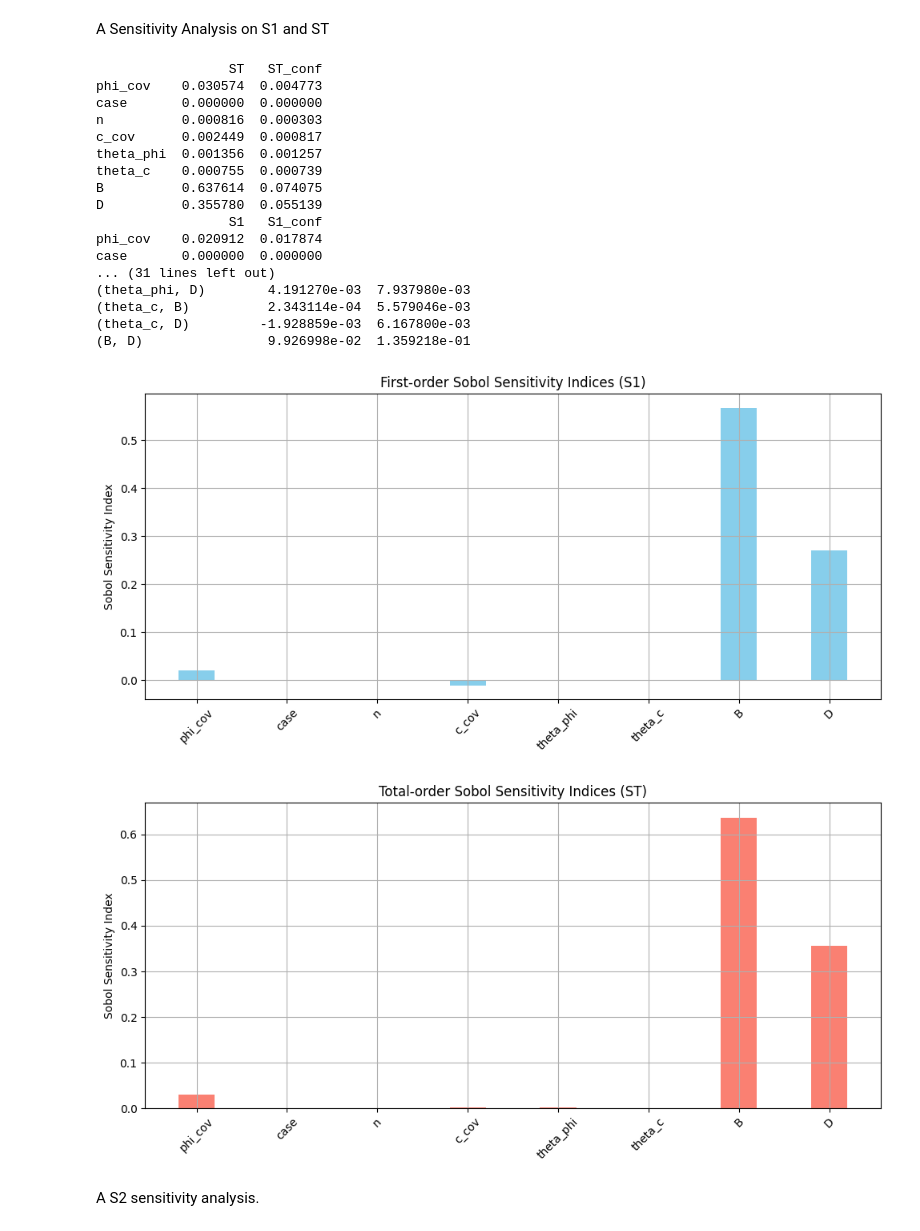
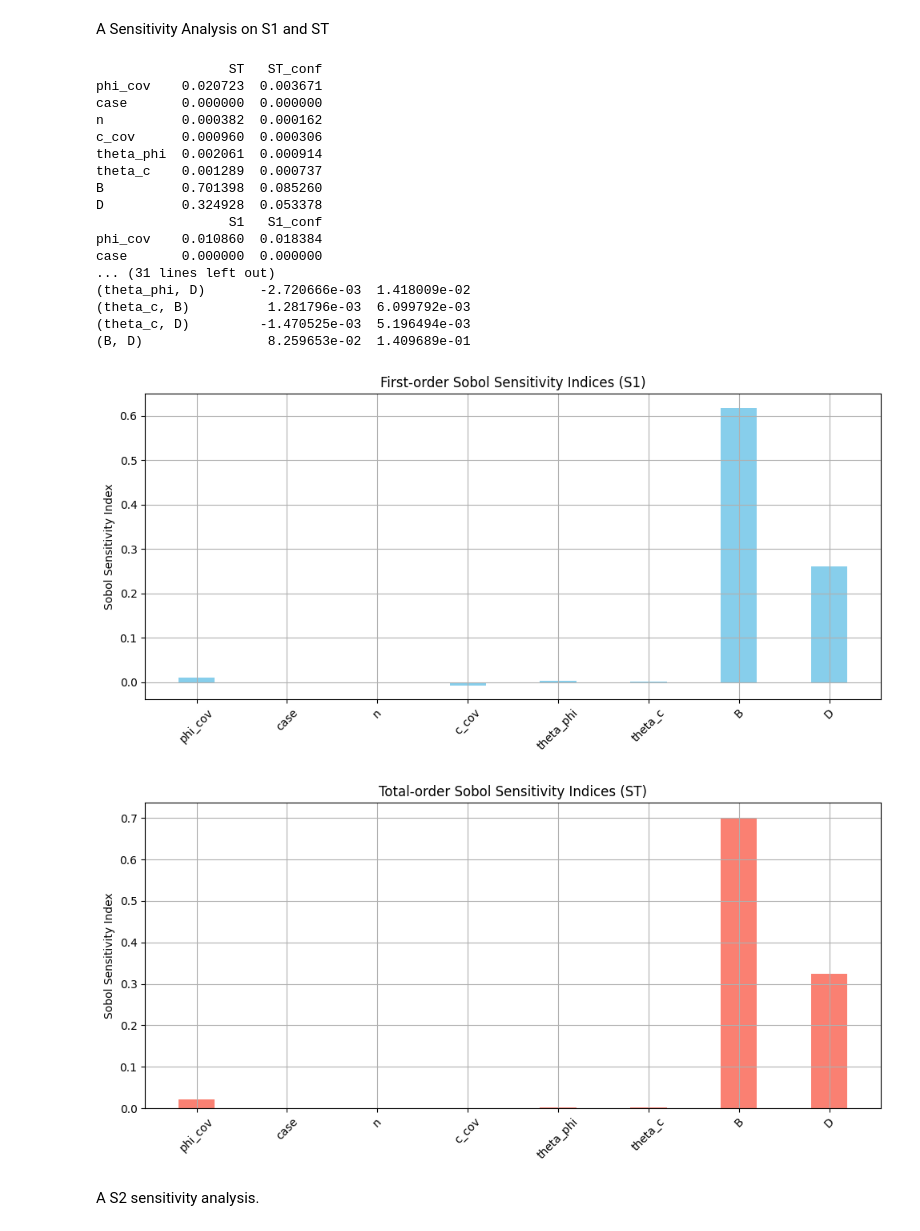
Before and after one commit to glorkcy/reliability_SOF, a Jupyter notebook: gleiten_foundation.ipynb, the cells around one changed output. Drawn from its saved outputs; the diff is of its cells as text; code cells hidden in the pictures.

```diff
--- a/gleiten_foundation.ipynb
+++ b/gleiten_foundation.ipynb
@@ -291,7 +291,7 @@ problem = {
         [0.3, 0.5],
         [1, 50],
         [1, 50],
-        [1,5],
+        [1,9],
         [0.5,2]
     ]
 }
@@ -332,47 +332,47 @@ Si = sobol.analyze(problem, Y, calc_second_order=True, print_to_console=True)
 # --- Plot S1 ---
 fig1, ax1 = plt.subplots(figsize=(10, 5))
 x_labels = problem["names"]
 x = np.arange(len(x_labels))
 
 ax1.bar(x, Si["S1"], width=0.4, label="First-order (S1)", color='skyblue')
 ax1.set_ylabel("Sobol Sensitivity Index")
 ax1.set_xticks(x)
 ax1.set_xticklabels(x_labels, rotation=45)
 ax1.set_title("First-order Sobol Sensitivity Indices (S1)")
 ax1.grid(True)
 plt.tight_layout()
 plt.show()
 
 # --- Plot ST ---
 fig2, ax2 = plt.subplots(figsize=(10, 5))
 ax2.bar(x, Si["ST"], width=0.4, label="Total-order (ST)", color='salmon')
 ax2.set_ylabel("Sobol Sensitivity Index")
 ax2.set_xticks(x)
 ax2.set_xticklabels(x_labels, rotation=45)
 ax2.set_title("Total-order Sobol Sensitivity Indices (ST)")
 ax2.grid(True)
 plt.tight_layout()
 plt.show()
 # %% [output]
                  ST   ST_conf
-phi_cov    0.030574  0.004773
+phi_cov    0.020723  0.003671
 case       0.000000  0.000000
-n          0.000816  0.000303
-c_cov      0.002449  0.000817
-theta_phi  0.001356  0.001257
-theta_c    0.000755  0.000739
-B          0.637614  0.074075
-D          0.355780  0.055139
+n          0.000382  0.000162
+c_cov      0.000960  0.000306
+theta_phi  0.002061  0.000914
+theta_c    0.001289  0.000737
+B          0.701398  0.085260
+D          0.324928  0.053378
                  S1   S1_conf
-phi_cov    0.020912  0.017874
+phi_cov    0.010860  0.018384
 case       0.000000  0.000000
 ... (31 lines left out)
-(theta_phi, D)        4.191270e-03  7.937980e-03
-(theta_c, B)          2.343114e-04  5.579046e-03
-(theta_c, D)         -1.928859e-03  6.167800e-03
-(B, D)                9.926998e-02  1.359218e-01
+(theta_phi, D)       -2.720666e-03  1.418009e-02
+(theta_c, B)          1.281796e-03  6.099792e-03
+(theta_c, D)         -1.470525e-03  5.196494e-03
+(B, D)                8.259653e-02  1.409689e-01
-[figure, old version]
+[figure, new version]
-[figure, old version]
+[figure, new version]
 # %% [markdown]
 A S2 sensitivity analysis.
 # %%
```
Also changed, not shown: parts of 6 cells of this notebook.
